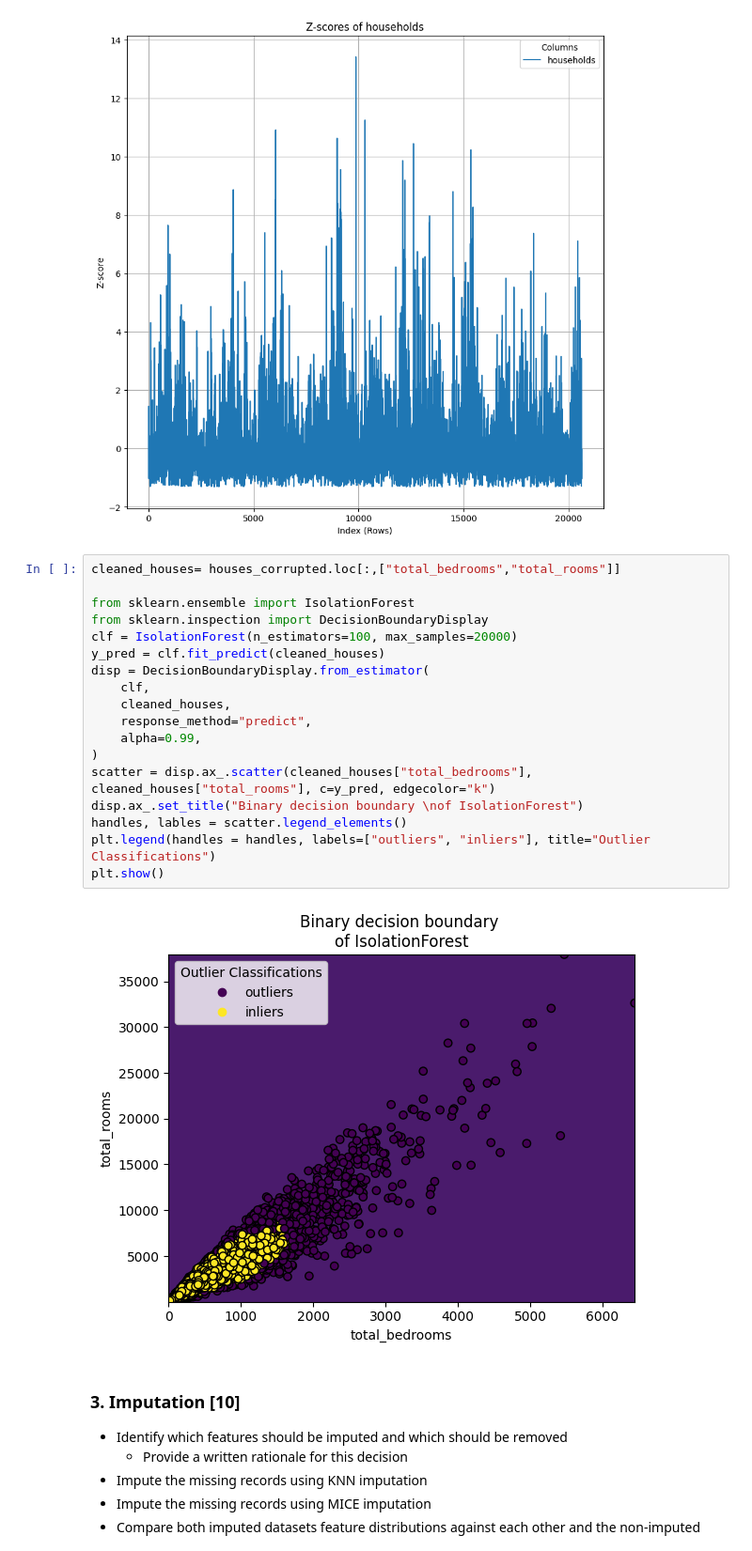
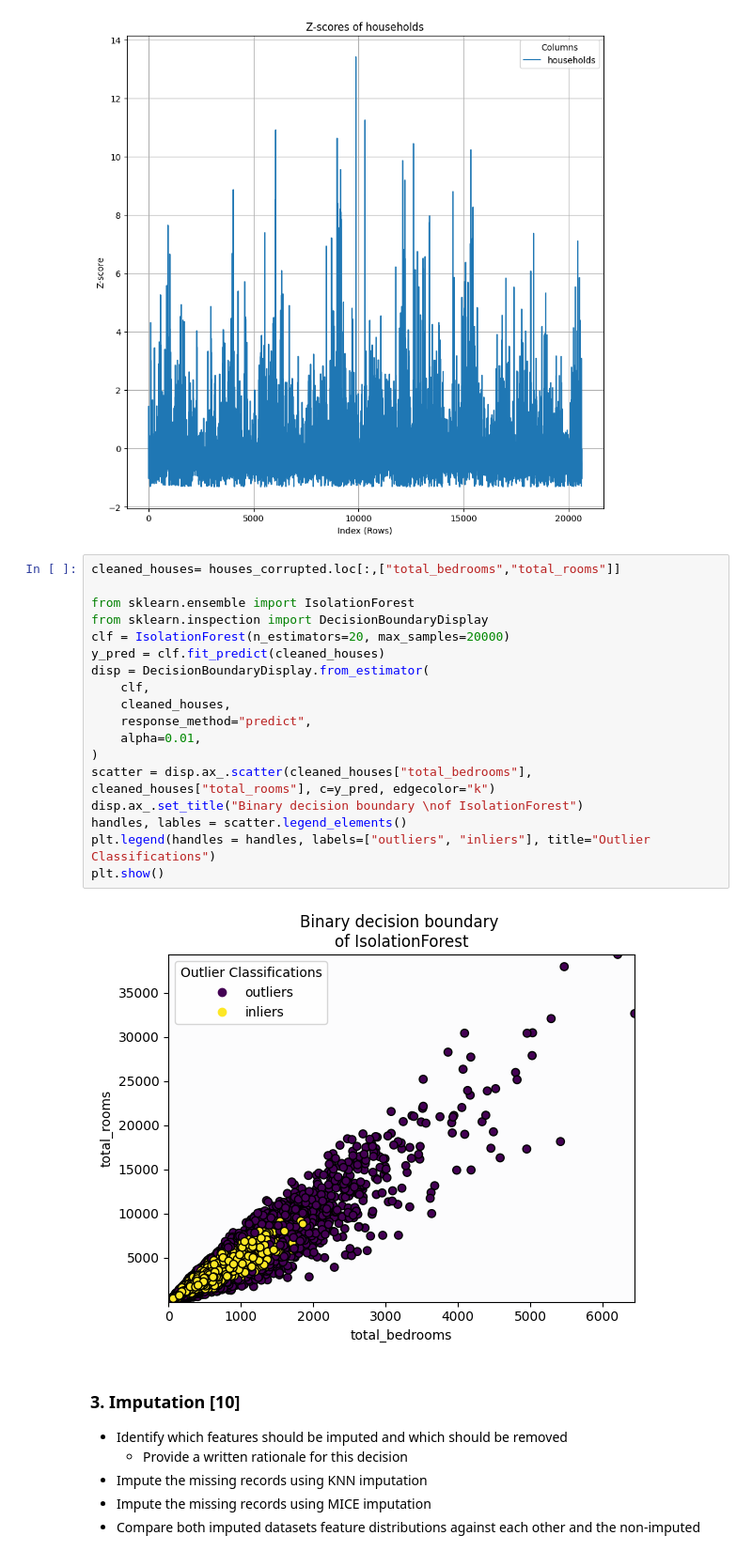
Before and after one commit to kenzfinn/csc1035_lecture_examples, a Jupyter notebook: Coursework/CSC3831_Final_Assessment.ipynb, the cells around one changed output. Shown at 94% size. Saved outputs shown, nothing was run; the diff lists cells and outputs as text.

```diff
--- a/Coursework/CSC3831_Final_Assessment.ipynb
+++ b/Coursework/CSC3831_Final_Assessment.ipynb
@@ -182,23 +182,23 @@ plt.show()
 # %%
 cleaned_houses= houses_corrupted.loc[:,["total_bedrooms","total_rooms"]]
 
 from sklearn.ensemble import IsolationForest
 from sklearn.inspection import DecisionBoundaryDisplay
-clf = IsolationForest(n_estimators=100, max_samples=20000)
+clf = IsolationForest(n_estimators=20, max_samples=20000)
 y_pred = clf.fit_predict(cleaned_houses)
 disp = DecisionBoundaryDisplay.from_estimator(
     clf,
     cleaned_houses,
     response_method="predict",
-    alpha=0.99,
+    alpha=0.01,
 )
 scatter = disp.ax_.scatter(cleaned_houses["total_bedrooms"], cleaned_houses["total_rooms"], c=y_pred, edgecolor="k")
 disp.ax_.set_title("Binary decision boundary \nof IsolationForest")
 handles, lables = scatter.legend_elements()
 plt.legend(handles = handles, labels=["outliers", "inliers"], title="Outlier Classifications")
 plt.show()
 # %% [output]
-[figure, old version]
+[figure, new version]
 # %% [markdown]
 ### 3. Imputation [10]
 - Identify which features should be imputed and which should be removed
```
